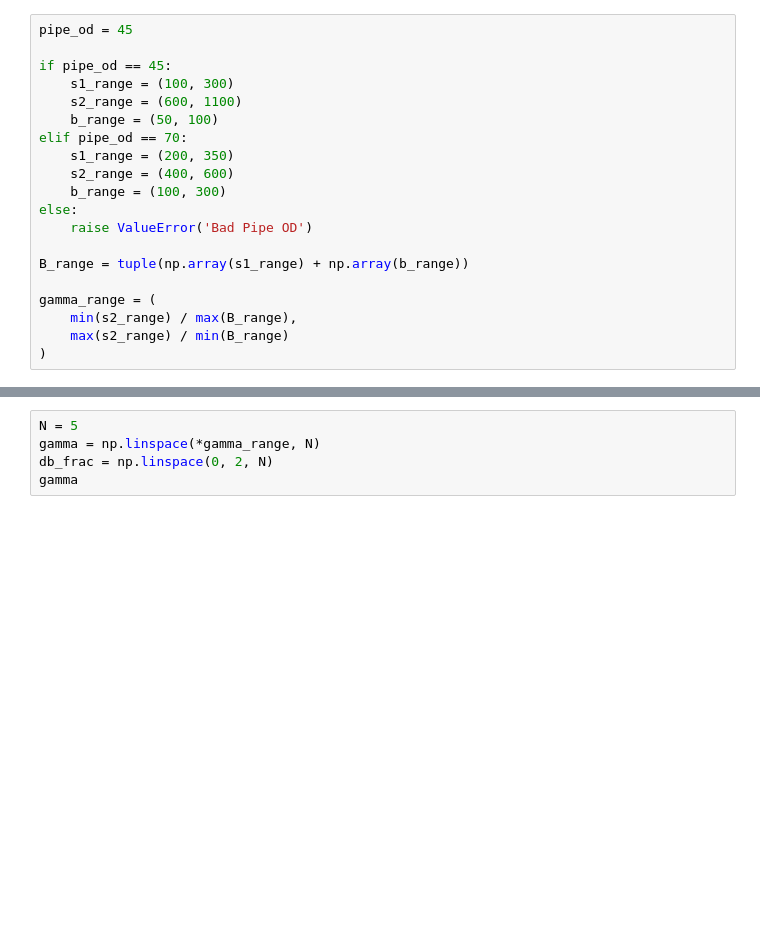
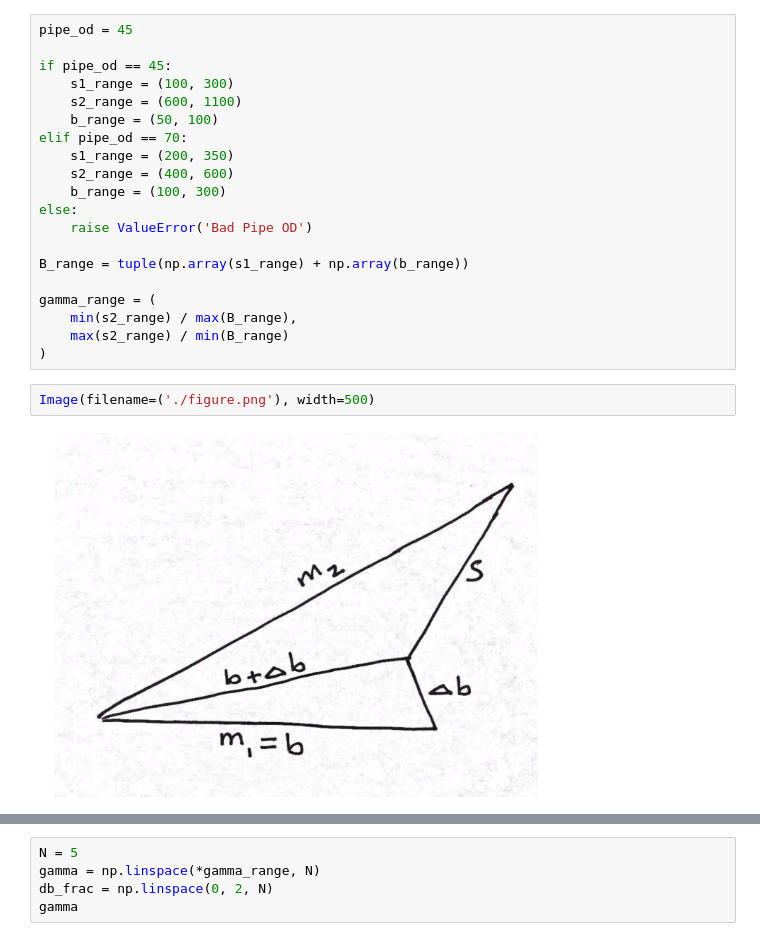
Before and after one commit to robdmc/braket_cable_angle, a Jupyter notebook: complex_numbers/analytic1.ipynb, the cells around one changed output, grey strips where cells are left out. Cells and saved outputs as stored; diff of their text form; blank space fills up the shorter version.

```diff
--- a/complex_numbers/analytic1.ipynb
+++ b/complex_numbers/analytic1.ipynb
@@ -29,3 +30,7 @@ gamma_range = (
     min(s2_range) / max(B_range),
     max(s2_range) / min(B_range)
 )
+# %%
+Image(filename=('./figure.png'), width=500)
+# %% [output]
+[figure, added]
```
Also changed, not shown: parts of 3 cells of this notebook, 1 other file.
